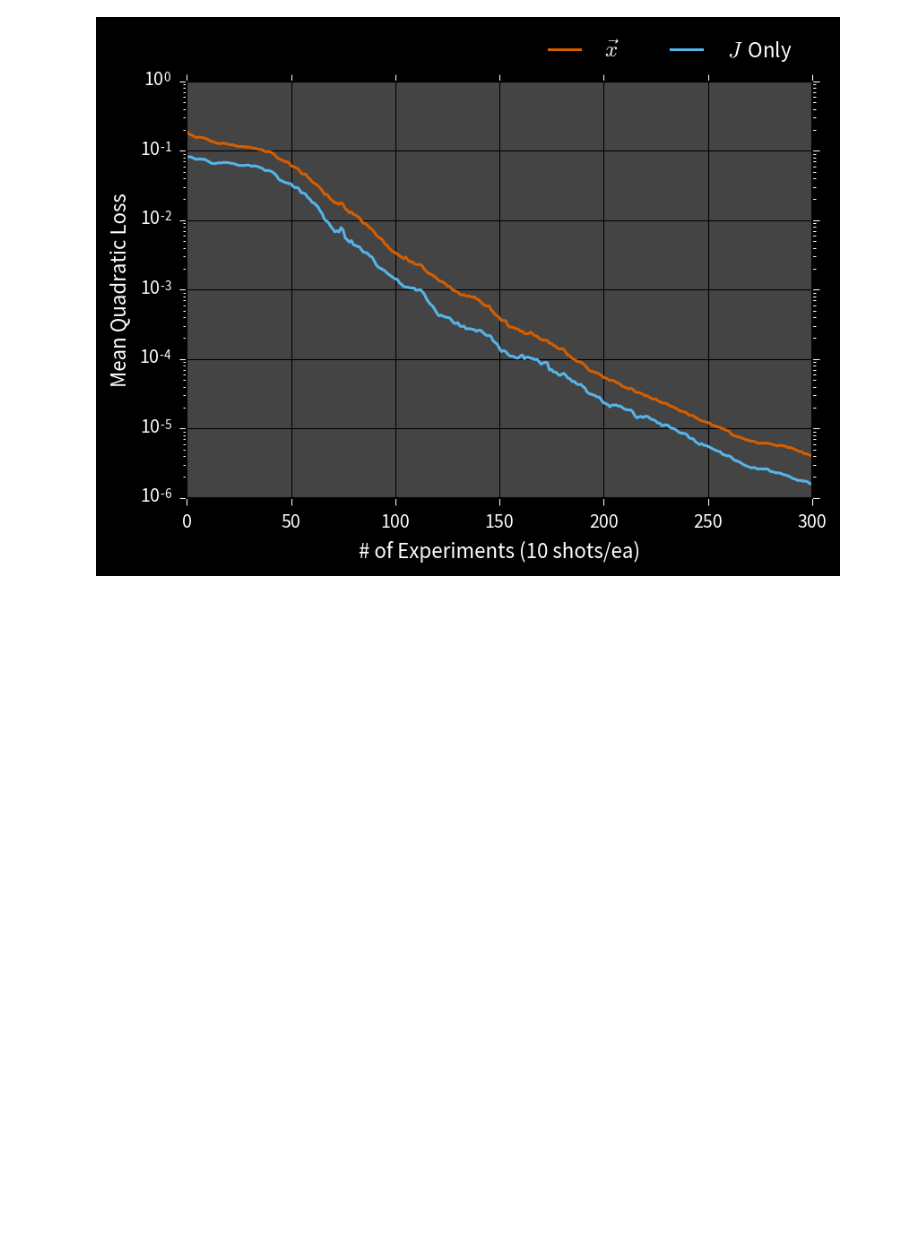
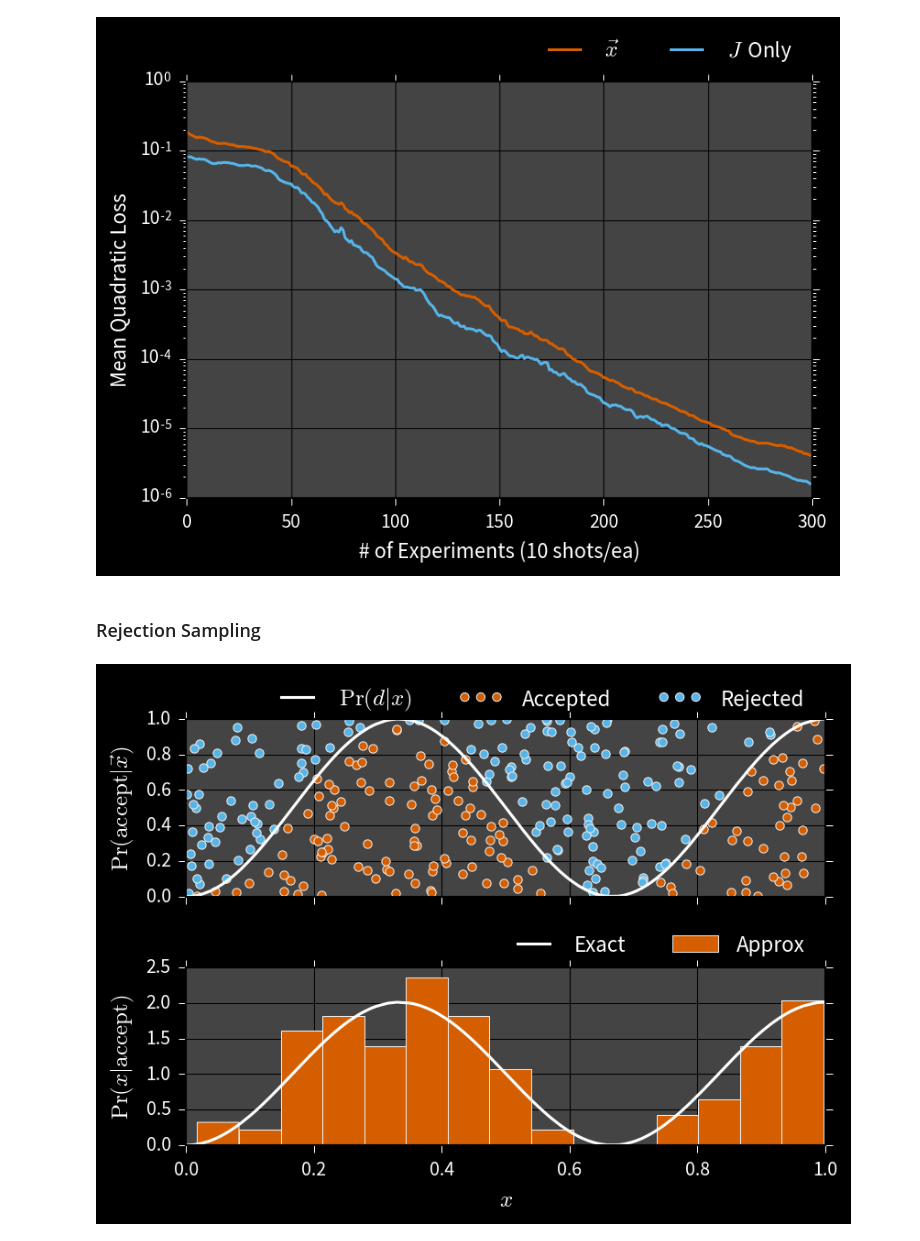
Before and after one commit to cgranade/cgranade.github.io, a Jupyter notebook: research/talks/quics/07-2016/figures.ipynb, the cells around one changed output. Cells and saved outputs as stored; diff of their text form; code cells hidden in the pictures; blank space fills up the shorter version.

Commit message:
Major restructuring, new figures.

```diff
--- a/research/talks/quics/07-2016/figures.ipynb
+++ b/research/talks/quics/07-2016/figures.ipynb
@@ -188,3 +188,37 @@ plt.legend(ncol=2, bbox_to_anchor=(1, 1.15))
 plt.savefig('figures/cosy-loss.png', format='png', dpi=300, frameon=False, facecolor="black")
 # %% [output]
 [figure]
+# %% [markdown]
+### Rejection Sampling ###
+# %%
+xs = np.random.random((300,))
+us = np.random.random((300,))
+likes = np.sin(xs * 3 * np.pi / 2) ** 2
+
+sorts = np.argsort(xs)
+accepts = us < likes
+# %%
+posts = likes[sorts] / np.trapz(likes[sorts], x=xs[sorts])
+# %%
+fig, (ax_top, ax_bottom) = plt.subplots(nrows=2, ncols=1, sharex=True)
+plt.subplots_adjust(hspace=0.4)
+
+ax_top.plot(xs[sorts], likes[sorts], 'w', label=r'$\Pr(d | x)$')
+ax_top.scatter(xs[accepts], us[accepts], c='#D55E00', label='Accepted')
+ax_top.scatter(xs[~accepts], us[~accepts], c='#56B4E9', label='Rejected')
+# plt.xlim(0, 1)
+ax_top.set_ylim(0, 1)
+# plt.xlabel('$x$')
+ax_top.set_ylabel(r'$\Pr(\mathrm{accept} | \vec{x})$')
+ax_top.legend(ncol=3, bbox_to_anchor=(1, 1.3), scatteryoffsets=[0.5])
+
+ax_bottom.plot(xs[sorts], posts, 'w', label='Exact')
+ax_bottom.hist(xs[accepts], bins=15, normed=True, label='Approx');
+ax_bottom.set_xlabel('$x$')
+ax_bottom.set_ylabel(r'$\Pr(x | \mathrm{accept})$')
+ax_bottom.set_xlim(0, 1)
+ax_bottom.legend(ncol=2, bbox_to_anchor=(1, 1.3), scatteryoffsets=[0.5])
+
+plt.savefig('figures/rejs-example.png', format='png', dpi=300, frameon=False, facecolor="black")
+# %% [output]
+[figure, added]
```
Also changed, not shown: 4 other files.
